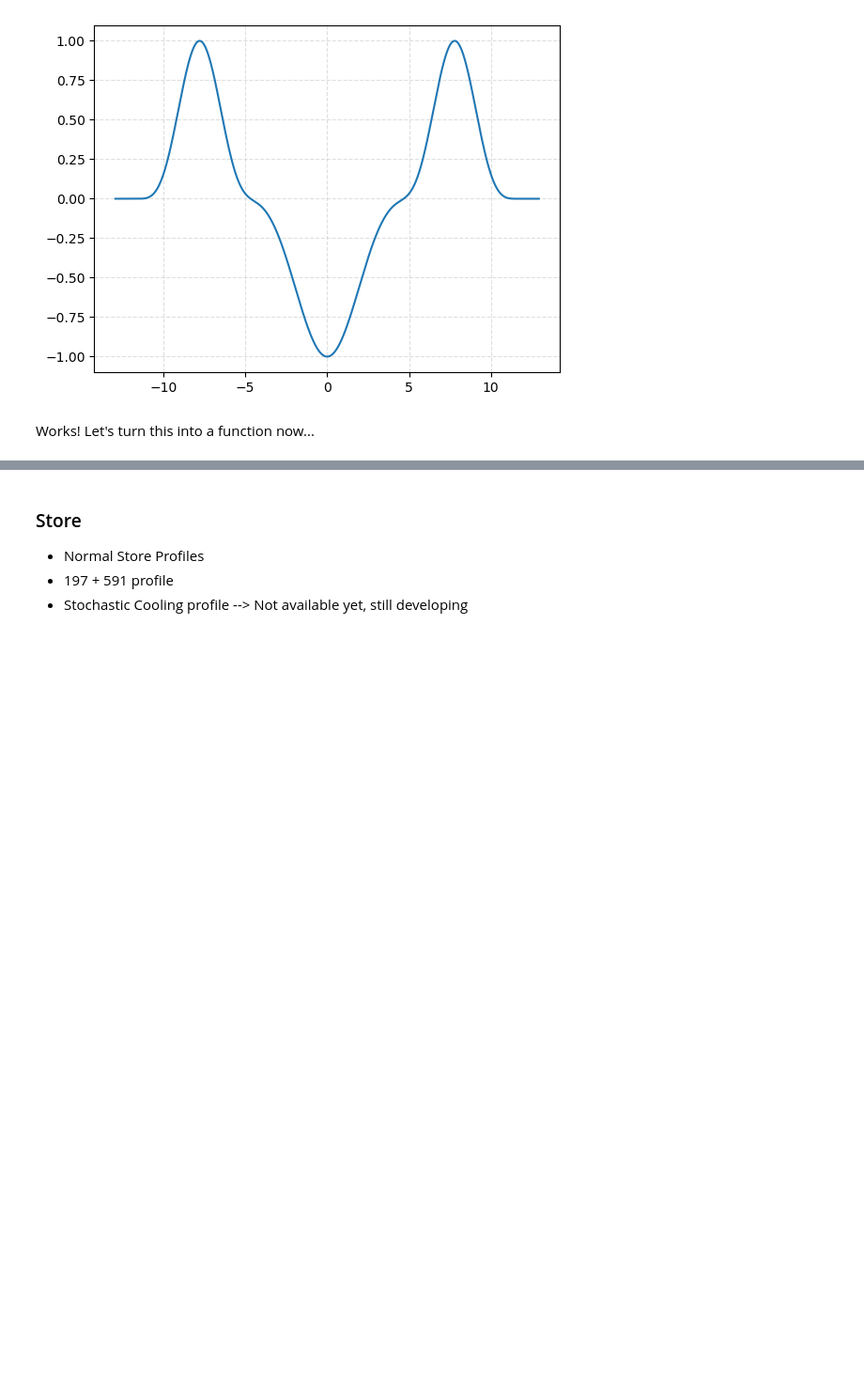
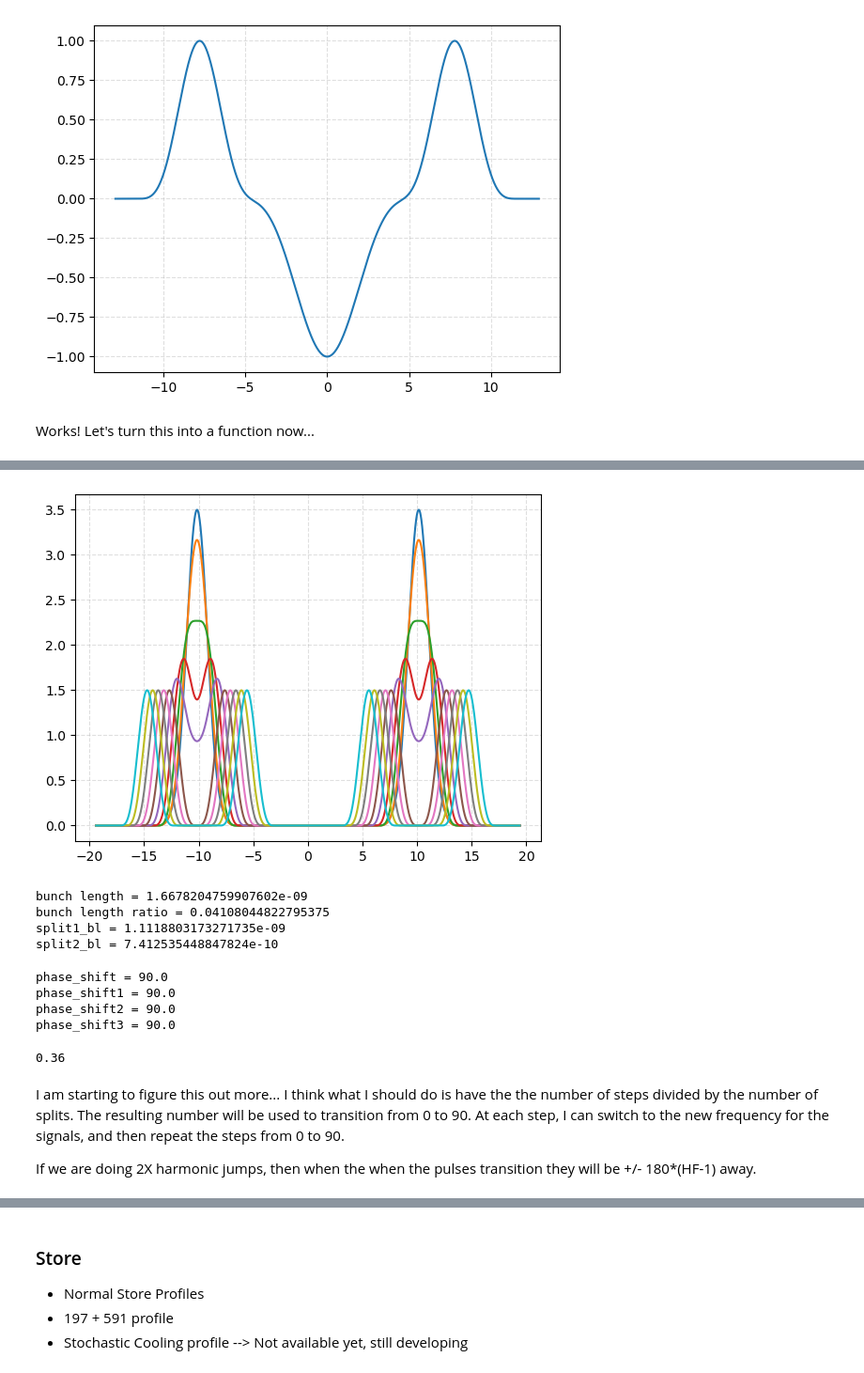
Before and after one commit to whyven/instrSimTools, a Jupyter notebook: instrSimTools/Testing_Notebook.ipynb, the cells around one changed output, grey strips where cells are left out. Shown at 94% size. Saved outputs shown, nothing was run; the diff lists cells and outputs as text; code cells hidden in the pictures; blank space fills up the shorter version.

```diff
--- a/instrSimTools/Testing_Notebook.ipynb
+++ b/instrSimTools/Testing_Notebook.ipynb
@@ -747,0 +816,49 @@ def split_pulse( num_splits:int, num_end_bunches:int, RF_freqs:List(float), init
+# %%
+plt.figure()
+for i in range(100,200,10):
+    plt.plot(time_ary*1e9, test[i])
+plt.grid(True, linestyle='--', alpha=0.4)
+plt.show()
+# %% [output]
+[figure, added]
+# %%
+# --- Bunch lengths
+bl_ratio = HSR_PP_BUNCH_LENGTH_23GeV*HSR_RF_24M
+split1_bl = HSR_PP_BUNCH_LENGTH_23GeV / 1.5
+split2_bl = split1_bl / 1.5
+
+print( f"bunch length = {HSR_PP_BUNCH_LENGTH_23GeV}" )
+print( f"bunch length ratio = {bl_ratio}" )
+print( f"split1_bl = {split1_bl}" )
+print( f"split2_bl = {split2_bl}" )
+# %% [output]
+bunch length = 1.6678204759907602e-09
+bunch length ratio = 0.04108044822795375
+split1_bl = 1.1118803173271735e-09
+split2_bl = 7.412535448847824e-10
+# %%
+turns = 500
+dphi = (90*2)/1000
+
+phase_shift = dphi*turns
+phase_shift1 = phase_shift if phase_shift < 90.0 else 90.0
+phase_shift2 = phase_shift1 if phase_shift <= 90.0 else phase_shift1 - dphi*(turns-500)
+phase_shift3 = phase_shift1 if phase_shift <= 90.0 else phase_shift1 + dphi*(turns-500)
+
+print( f"phase_shift = {phase_shift}" )
+print( f"phase_shift1 = {phase_shift1}" )
+print( f"phase_shift2 = {phase_shift2}" )
+print( f"phase_shift3 = {phase_shift3}" )
+# %% [output]
+phase_shift = 90.0
+phase_shift1 = 90.0
+phase_shift2 = 90.0
+phase_shift3 = 90.0
+# %%
+dphi*(turns-500)
+# %% [output]
+0.36
+# %% [markdown]
+I am starting to figure this out more... I think what I should do is have the the number of steps divided by the number of splits.  The resulting number will be used to transition from 0 to 90. At each step, I can switch to the new frequency for the signals, and then repeat the steps from 0 to 90.
+
+If we are doing 2X harmonic jumps, then when the when the pulses transition they will be +/- 180*(HF-1) away.
```
Also changed, not shown: parts of 21 cells of this notebook, 1 other file.
